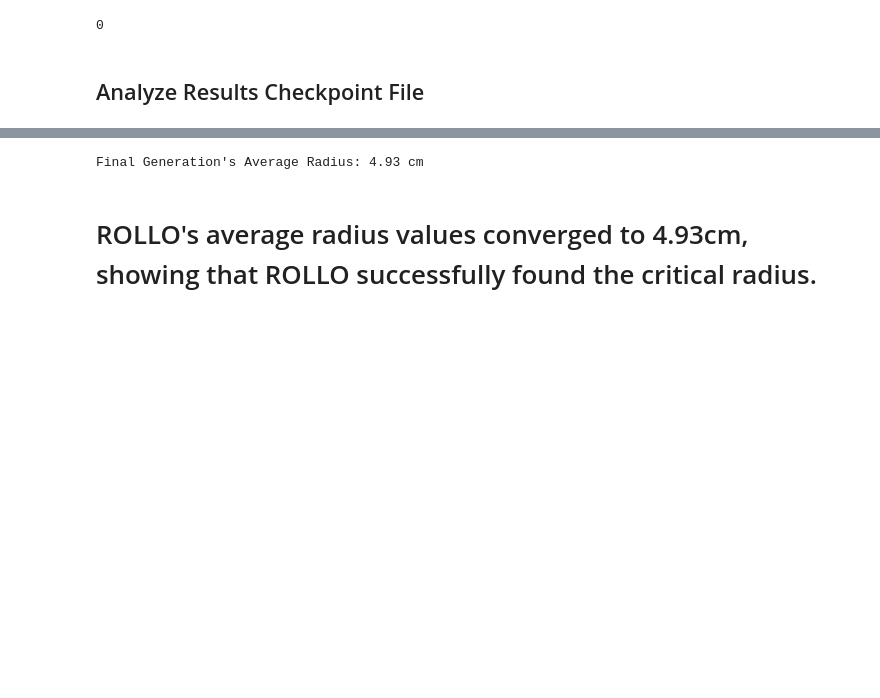
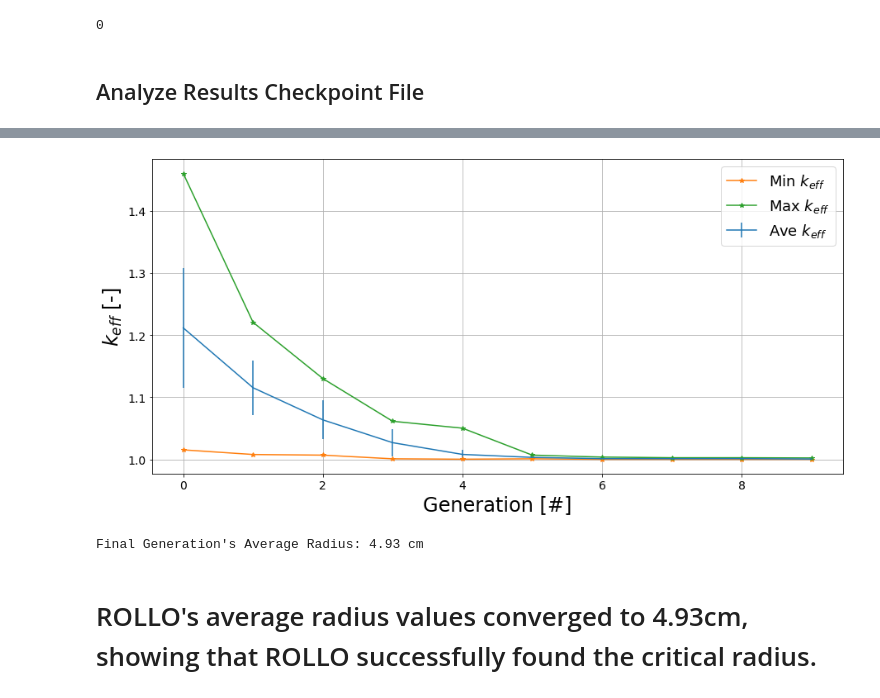
Before and after one commit to arfc/rollo, a Jupyter notebook: examples/critical-sphere/critical_sphere_results_analysis.ipynb, the cells around one changed output, grey strips where cells are left out. Saved outputs shown, nothing was run; the diff lists cells and outputs as text; code cells hidden in the pictures; blank space fills up the shorter version.

```diff
--- a/examples/critical-sphere/critical_sphere_results_analysis.ipynb
+++ b/examples/critical-sphere/critical_sphere_results_analysis.ipynb
@@ -154,3 +155,24 @@ fig.savefig('radius-convergence.png',bbox_inches='tight', dpi=300)
+# %%
+# keff plot
+logbook = cp["logbook"]
+gen = logbook.select("gen")
+keff_avg = get_ind_list(logbook.chapters["oup"].select("avg"), 1)
+keff_std = get_ind_list(logbook.chapters["oup"].select("std"), 1)
+keff_min = get_ind_list(logbook.chapters["oup"].select("min"), 1)
+keff_max = get_ind_list(logbook.chapters["oup"].select("max"), 1)
+fig, ax = plt.subplots(figsize=(15,7))
+ax.errorbar(gen, keff_avg, yerr=keff_std, label="Ave $k_{eff}$")
+ax.plot(gen, keff_min, "*-", label="Min $k_{eff}$")
+ax.plot(gen, keff_max, "*-", label="Max $k_{eff}$")
+ax.set_xlabel("Generation [#]", fontsize=24)
+ax.set_ylabel("$k_{eff}$ [-]", fontsize=24)
+ax.tick_params(axis='both', which='major', labelsize=14)
+ax.grid()
+handles, labels = ax.get_legend_handles_labels()
+ax.legend(handles, labels, fontsize=18)
+fig.savefig('keff-convergence.png',bbox_inches='tight', dpi=300)
+# %% [output]
+[figure, added]
 # %%
 print("Final Generation's Average Radius:", round(rad_avg[-1],2), "cm")
 # %% [output]
```
Also changed, not shown: parts of 1 cell of this notebook, 1 other file.
